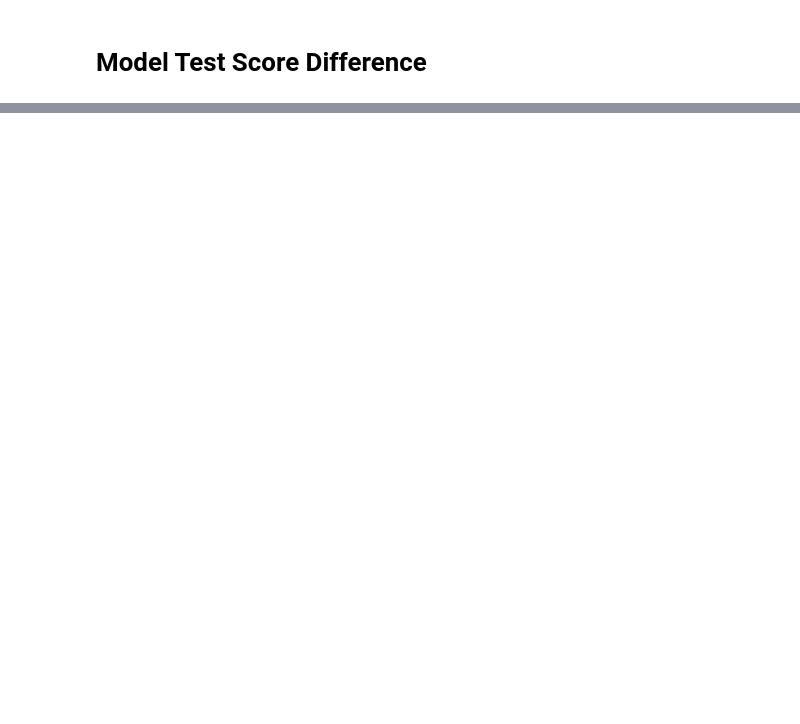
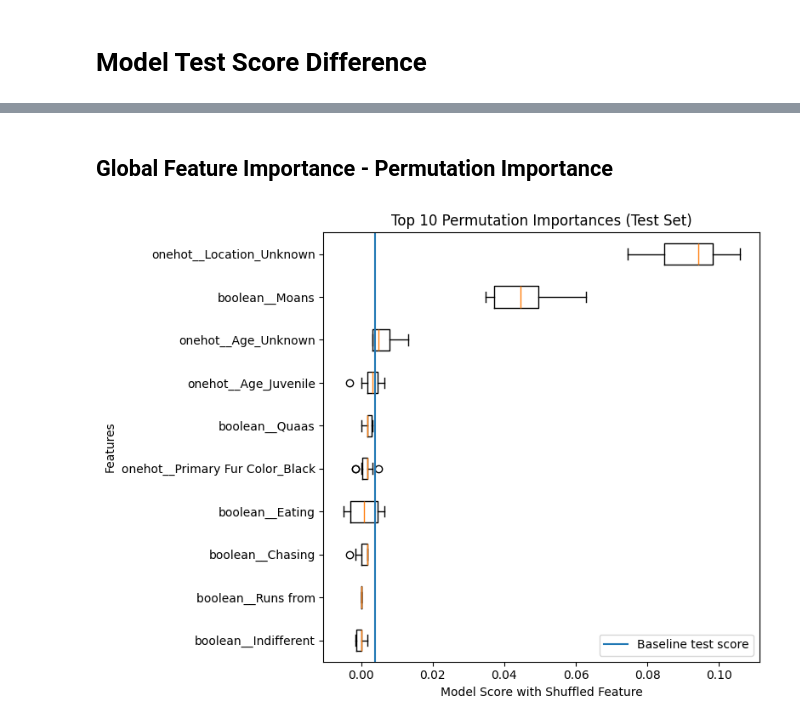
Before and after one commit to xiaoke-song/1030project_squirrels, a Jupyter notebook: src/friendly_squirrel.ipynb, the cells around one changed output, grey strips where cells are left out. Cells and saved outputs as stored; diff of their text form; code cells hidden in the pictures; blank space fills up the shorter version.

```diff
--- a/src/friendly_squirrel.ipynb
+++ b/src/friendly_squirrel.ipynb
@@ -1004,0 +1002,12 @@ plt.show()
+# %%
+# Store the best Random Forest Model
+import pickle
+
+best_index = rf_test_scores.index(max(rf_test_scores))
+best_model = rf_final_models[best_index].best_estimator_
+
+# desktop_path = os.path.join(os.path.expanduser("~"), "Desktop")
+# model_path = os.path.join(desktop_path, "best_rf_model.pkl")
+# with open(model_path, 'wb') as model_file:
+#     pickle.dump(best_model, model_file)
+# print(f"Best Random Forest model saved to {model_path}")
@@ -1004,0 +1024,4 @@ plt.show()
+# %%
+df_test = best_model[0].transform(rf_test_sets[best_index][0])
+df_test = pd.DataFrame(data = df_test, columns = best_model[0].get_feature_names_out())
+df_test.head()
@@ -1004,0 +1036,23 @@ plt.show()
+# %% [markdown]
+## Global Feature Importance - Permutation Importance ##
+# %%
+from sklearn.inspection import permutation_importance
+
+feature_names = preprocessor.get_feature_names_out()
+result = permutation_importance(best_model.named_steps['randomforestclassifier'], df_test, rf_test_sets[best_index][1], n_repeats = 10, random_state = 0)
+
+importances = result.importances
+sorted_indices = np.argsort(importances.mean(axis=1))[::-1][:10]
+reverse_indices = sorted_indices[::-1]
+
+plt.figure(figsize=(8, 6))
+plt.boxplot(importances[reverse_indices].T, vert=False, labels=np.array(feature_names)[sorted_indices[:10]])
+plt.axvline(result.importances_mean.mean(), label='Baseline test score')
+plt.title("Top 10 Permutation Importances (Test Set)")
+plt.xlabel("Model Score with Shuffled Feature")
+plt.ylabel("Features")
+plt.legend()
+plt.tight_layout()
+plt.show()
+# %% [output]
+[figure, added]
```
Also changed, not shown: parts of 32 cells of this notebook, 4 other files.
